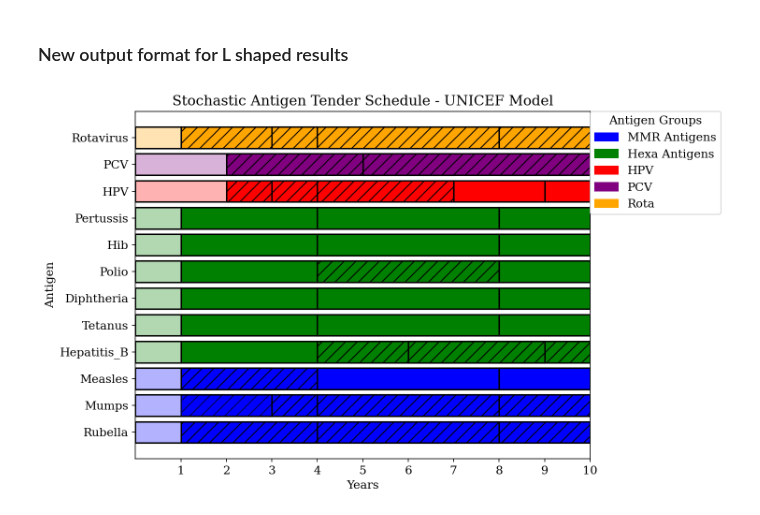
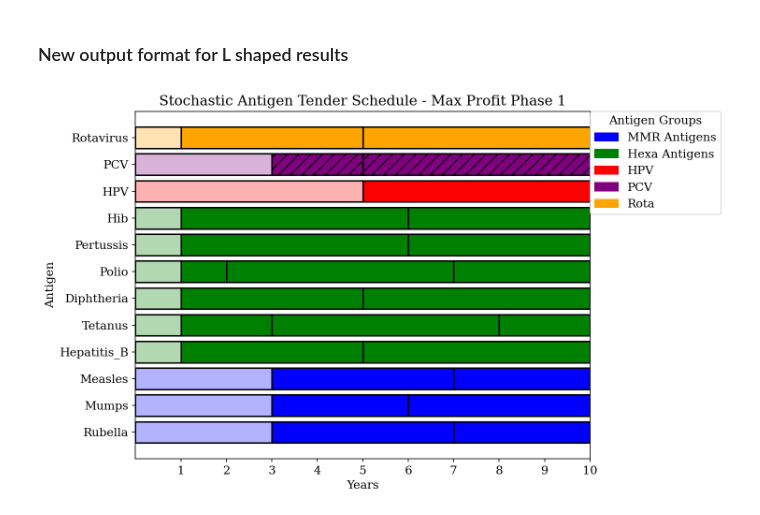
Before and after one commit to nuhorchak/Vaccine_Tender, a Jupyter notebook: Model objective analysis/quantity discount/heuristic_format_bar_chart.ipynb, the cells around one changed output. Drawn from its saved outputs; the diff is of its cells as text; code cells hidden in the pictures.

```diff
--- a/Model objective analysis/quantity discount/heuristic_format_bar_chart.ipynb
+++ b/Model objective analysis/quantity discount/heuristic_format_bar_chart.ipynb
@@ -9,7 +9,7 @@ import matplotlib.patches as mpatches
 # %% [markdown]
 ### New output format for L shaped results
 # %%
-with open("results/social_benefit_base.json") as json_file:
+with open("results/MAX_PROFIT_base_phase1.json") as json_file:
     data = json.load(json_file)
 
 start_DF = pd.read_excel("Starting_point.xlsx", sheet_name="F_start")
@@ -121,33 +121,33 @@ plt.rcParams.update(
 plt.figure(figsize=(10, 6))
 for i, row in df_sorted.iterrows():
     color = row['Color']
     if row['Start'] == 0:
         color = mpl.colors.to_rgba(color, 0.3)  # Darken by reducing transparency
 
     if row["Fill"] == 'Overlap':
         hatch = '//'
     elif row['Fill'] == 'None':
         color = 'black'
         hatch = None
     else:
         hatch = None
 
     # Plot the bar with the corresponding properties
     plt.barh(row['Antigen'], row['Finish'] - row['Start'],
              left=row['Start'], color=color, edgecolor='black',
              linewidth=1.5, hatch=hatch)
 
 # Add the legend in the upper right corner, outside the plot
 plt.legend(handles=legend_handles, title="Antigen Groups", loc="upper left",
            bbox_to_anchor=(1, 1), borderaxespad=0.)
 
 plt.xlim(0, 10)
 plt.xticks(list(range(1, 11)))
 plt.xlabel('Years')
 plt.ylabel('Antigen')
-plt.title('Stochastic Antigen Tender Schedule - UNICEF Model')
+plt.title('Stochastic Antigen Tender Schedule - Max Profit Phase 1')
 plt.tight_layout()  # Adjust layout to ensure no overlap
-plt.savefig('unicef_model_base.pdf', bbox_inches='tight', pad_inches=0.1, dpi=600)
+plt.savefig('max_profit_phase_1_base.pdf', bbox_inches='tight', pad_inches=0.1, dpi=600)
 plt.show()
 # %% [output]
-[figure, old version]
+[figure, new version]
```
Also changed, not shown: 20 other files.
